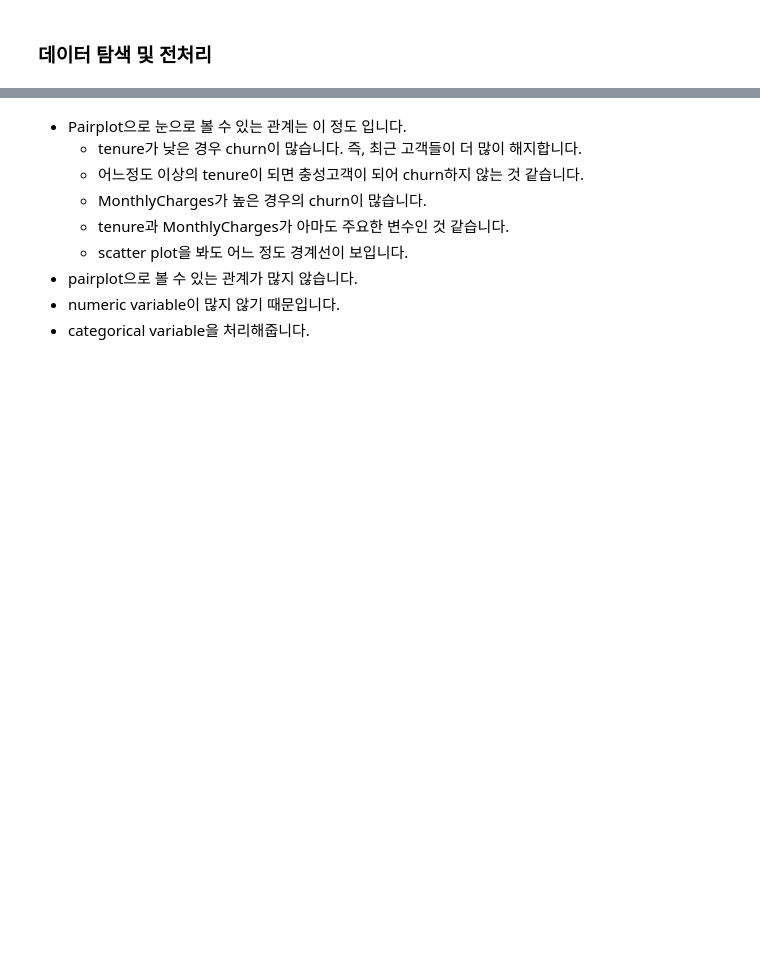
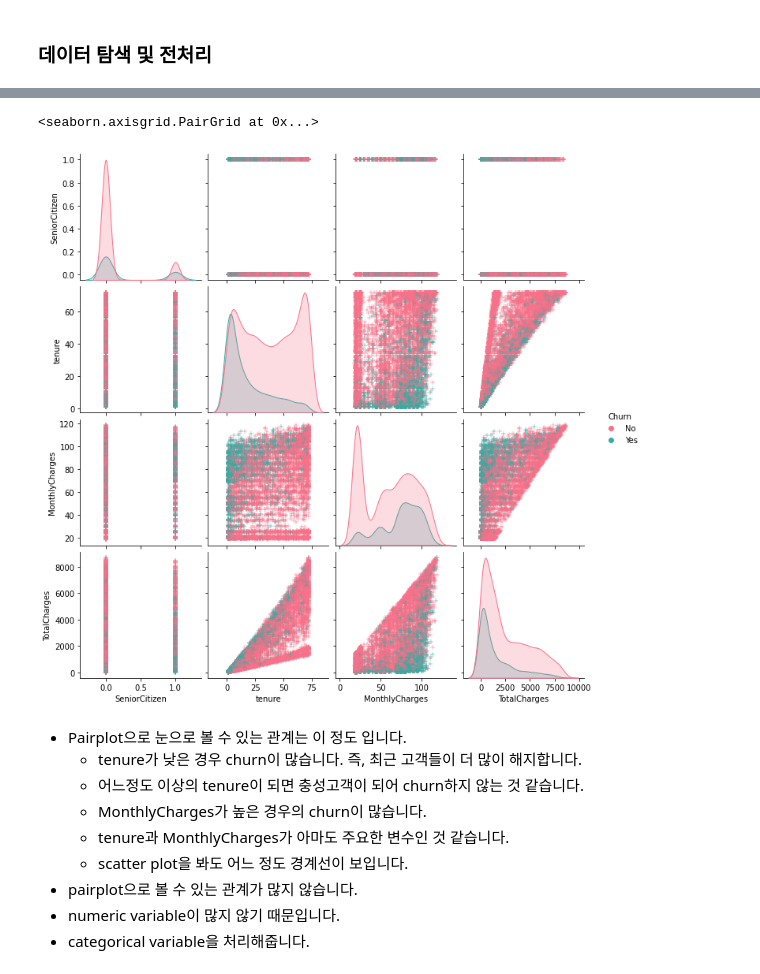
Before and after one commit to slothnap/kaggle_list, a Jupyter notebook: Fast campus/Marketing Analysis/[실습]Ch05_[Revenue]_Churn.ipynb, the cells around one changed output, grey strips where cells are left out. Drawn from its saved outputs; the diff is of its cells as text; code cells hidden in the pictures; blank space fills up the shorter version.

```diff
--- a/Fast campus/Marketing Analysis/[실습]Ch05_[Revenue]_Churn.ipynb
+++ b/Fast campus/Marketing Analysis/[실습]Ch05_[Revenue]_Churn.ipynb
@@ -98,5 +244,9 @@ TotalCharges의 null 값을 버리고 실수로 변환합니다.
 # %%
 # 변수간의 pairplot을 그려봅니다.
+sns.pairplot(df, hue="Churn", markers="+", palette="husl")
+# %% [output]
+<seaborn.axisgrid.PairGrid at 0x...>
+[figure, added]
 # %% [markdown]
 * Pairplot으로 눈으로 볼 수 있는 관계는 이 정도 입니다.
   - tenure가 낮은 경우 churn이 많습니다. 즉, 최근 고객들이 더 많이 해지합니다.
```
Also changed, not shown: parts of 28 cells of this notebook, 1 other file.
